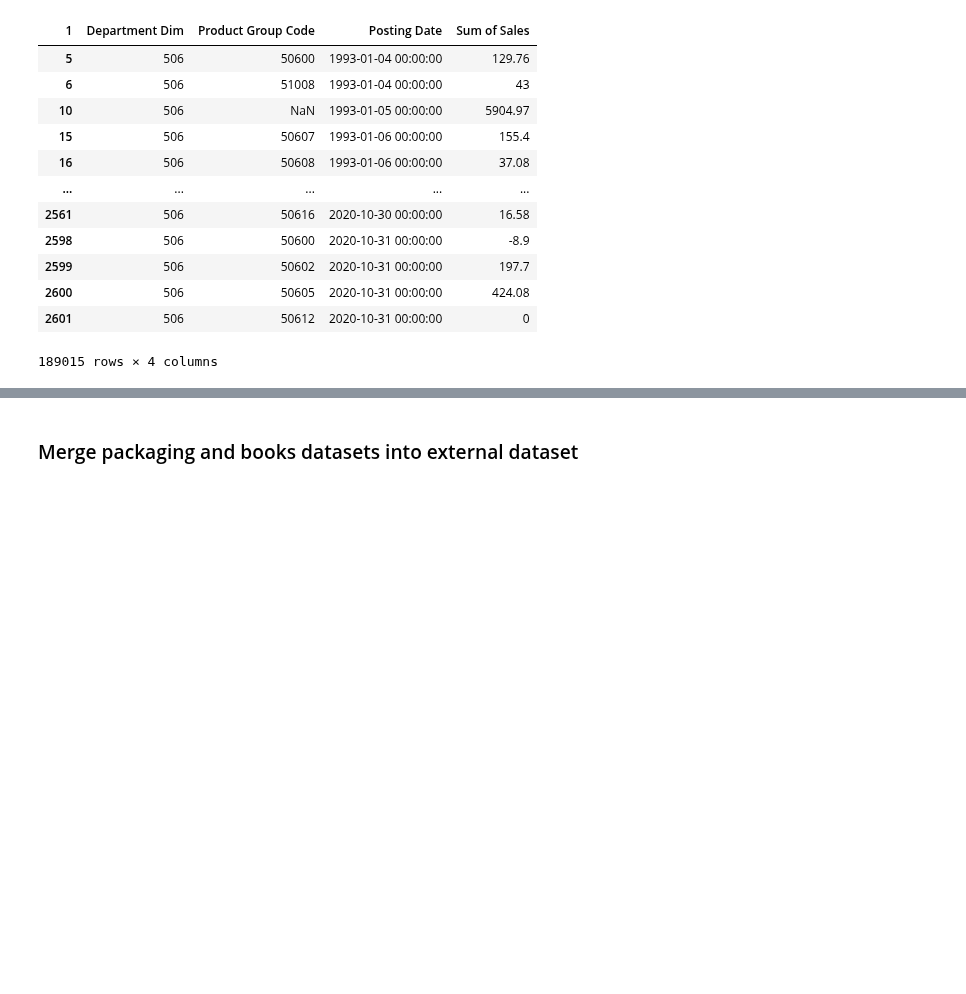
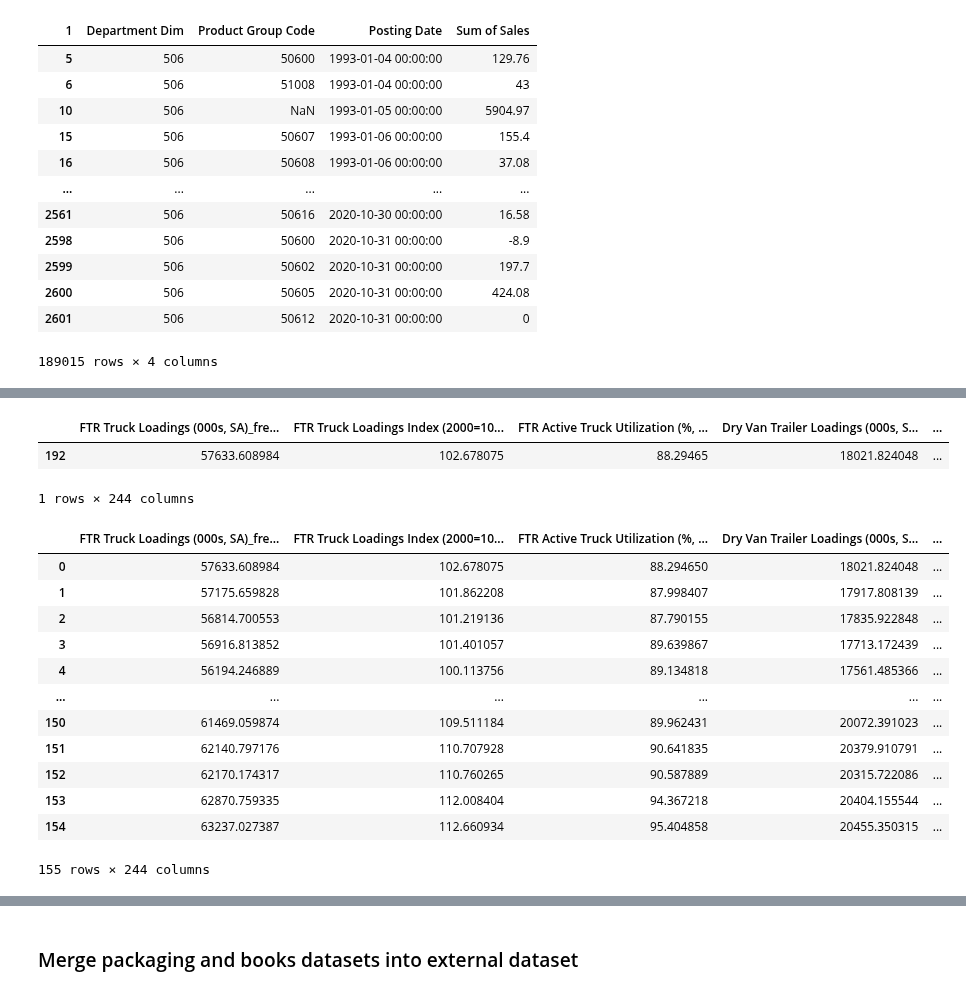
Before and after one commit to rnair7163/LabelMaster_Sales_Forecasting, a Jupyter notebook: data_prep.ipynb, the cells around one changed output, grey strips where cells are left out. Drawn from its saved outputs; the diff is of its cells as text; code cells hidden in the pictures; blank space fills up the shorter version.

```diff
--- a/data_prep.ipynb
+++ b/data_prep.ipynb
@@ -166,0 +144,24 @@ See the caveats in the documentation: https://pandas.pydata.org/pandas-docs/stab
+# %%
+external.loc[external["Year_Month"] == "2008-01"]
+# %% [output]
+|  | FTR Truck Loadings (000s, SA)_fre... | FTR Truck Loadings Index (2000=10... | FTR Active Truck Utilization (%, ... | Dry Van Trailer Loadings (000s, S... | ... |
+| 192 | 57633.608984 | 102.678075 | 88.29465 | 18021.824048 | ... |
+1 rows × 244 columns
+# %%
+external_updated = external.drop(external.index[0:192])
+external_updated = external_updated.reset_index(drop=True)
+external_updated
+# %% [output]
+|  | FTR Truck Loadings (000s, SA)_fre... | FTR Truck Loadings Index (2000=10... | FTR Active Truck Utilization (%, ... | Dry Van Trailer Loadings (000s, S... | ... |
+| 0 | 57633.608984 | 102.678075 | 88.294650 | 18021.824048 | ... |
+| 1 | 57175.659828 | 101.862208 | 87.998407 | 17917.808139 | ... |
+| 2 | 56814.700553 | 101.219136 | 87.790155 | 17835.922848 | ... |
+| 3 | 56916.813852 | 101.401057 | 89.639867 | 17713.172439 | ... |
+| 4 | 56194.246889 | 100.113756 | 89.134818 | 17561.485366 | ... |
+| ... | ... | ... | ... | ... | ... |
+| 150 | 61469.059874 | 109.511184 | 89.962431 | 20072.391023 | ... |
+| 151 | 62140.797176 | 110.707928 | 90.641835 | 20379.910791 | ... |
+| 152 | 62170.174317 | 110.760265 | 90.587889 | 20315.722086 | ... |
+| 153 | 62870.759335 | 112.008404 | 94.367218 | 20404.155544 | ... |
+| 154 | 63237.027387 | 112.660934 | 95.404858 | 20455.350315 | ... |
+155 rows × 244 columns
```
Also changed, not shown: parts of 16 cells of this notebook.
